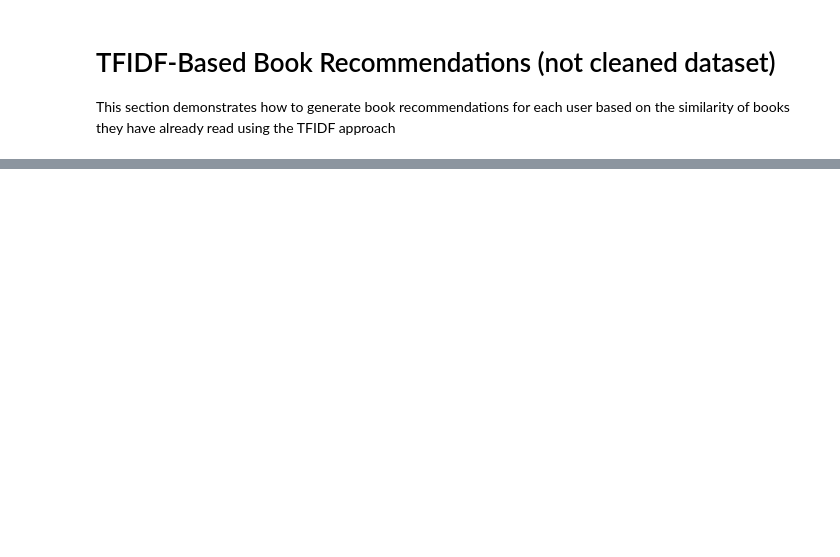
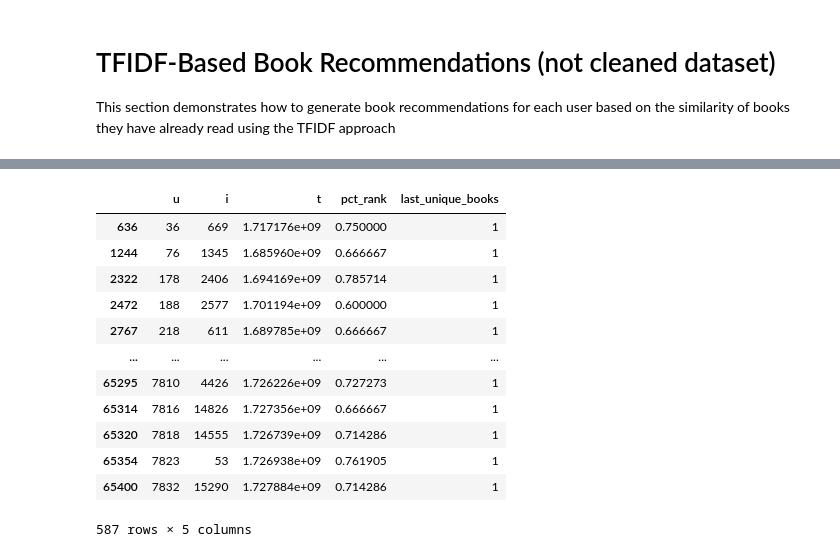
Before and after one commit to gr-oll/EPFL_Apple, a Jupyter notebook: EPFL_Apple_successful models.ipynb, the cells around one changed output, grey strips where cells are left out. Cells and saved outputs as stored; diff of their text form; code cells hidden in the pictures; blank space fills up the shorter version.

```diff
--- a/EPFL_Apple_successful models.ipynb
+++ b/EPFL_Apple_successful models.ipynb
@@ -249 +400,4 @@ This section demonstrates how to generate book recommendations for each user bas
+# %%
+train_interactions = interactions[interactions["pct_rank"] < 0.8]
+test_interactions = interactions[interactions["pct_rank"] >= 0.8]
 # %%
@@ -304,17 +470,31 @@ print("Recommendations exported to recommendations_tfidf_naive_proper_input_less
 # %%
 # For each user, who has read only one unique book (does not matter once or several times), recommend 10 times the same book
-user_embeddings_df = interactions.copy()
+user_embeddings_df = train_interactions.copy()
 
 user_embeddings_df = user_embeddings_df.sort_values(by=["u", "t"],ascending=[True, False]).reset_index(drop=True)
 user_embeddings_df['last_unique_books'] = user_embeddings_df\
         .groupby('u')['i']\
         .apply(lambda x: (~pd.Series(x).duplicated()).cumsum()).reset_index(drop=True)
 
 # Get users who have read exactly 1 unique book
 users_with_1_unique_book = user_embeddings_df.groupby('u')['i'].nunique()
 users_with_1_unique_book = users_with_1_unique_book[users_with_1_unique_book == 1].index
 u_1 = user_embeddings_df[user_embeddings_df['u'].isin(users_with_1_unique_book)].drop_duplicates(subset=['u', 'i'])
 u_1
+# %% [output]
+|  | u | i | t | pct_rank | last_unique_books |
+| 636 | 36 | 669 | 1.717176e+09 | 0.750000 | 1 |
+| 1244 | 76 | 1345 | 1.685960e+09 | 0.666667 | 1 |
+| 2322 | 178 | 2406 | 1.694169e+09 | 0.785714 | 1 |
+| 2472 | 188 | 2577 | 1.701194e+09 | 0.600000 | 1 |
+| 2767 | 218 | 611 | 1.689785e+09 | 0.666667 | 1 |
+| ... | ... | ... | ... | ... | ... |
+| 65295 | 7810 | 4426 | 1.726226e+09 | 0.727273 | 1 |
+| 65314 | 7816 | 14826 | 1.727356e+09 | 0.666667 | 1 |
+| 65320 | 7818 | 14555 | 1.726739e+09 | 0.714286 | 1 |
+| 65354 | 7823 | 53 | 1.726938e+09 | 0.761905 | 1 |
+| 65400 | 7832 | 15290 | 1.727884e+09 | 0.714286 | 1 |
+587 rows × 5 columns
 # %%
 for user_id in u_1['u'].unique():
     book_id = u_1[u_1['u'] == user_id]['i'].values[0]
```
Also changed, not shown: parts of 36 cells of this notebook.
